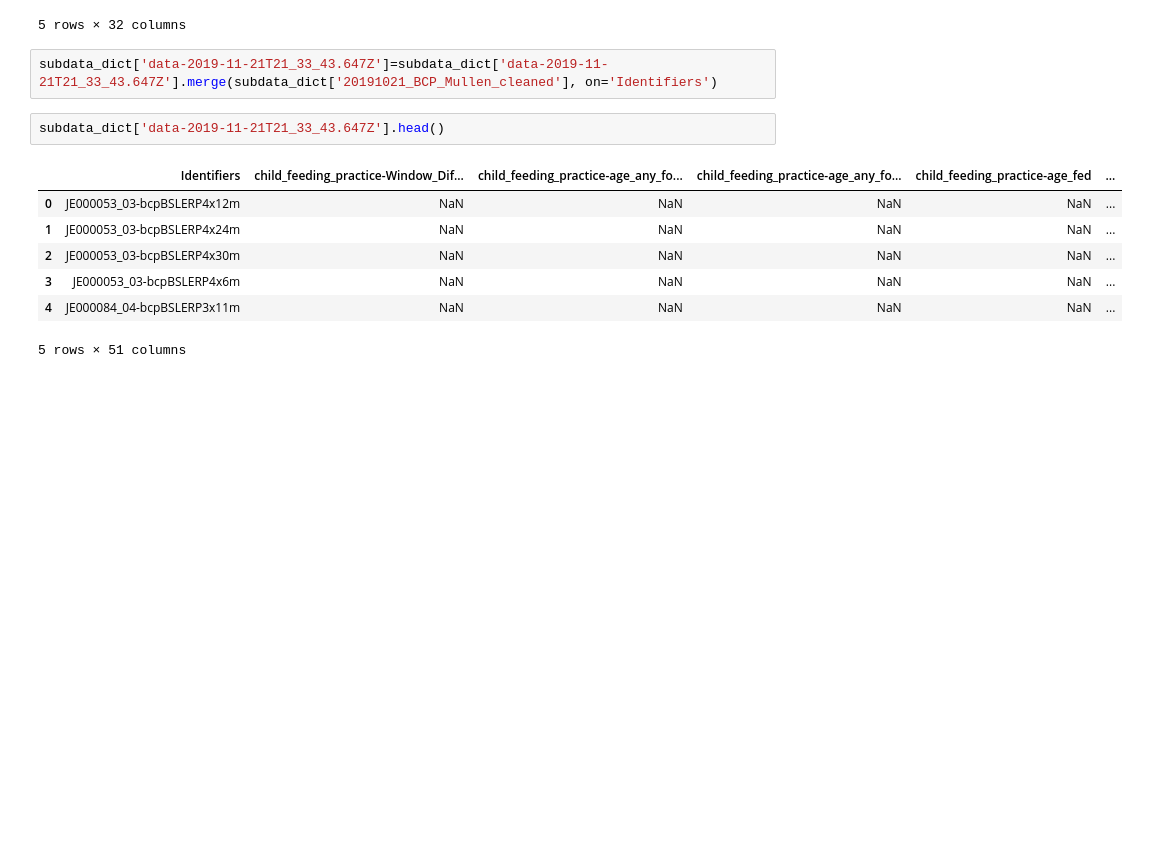
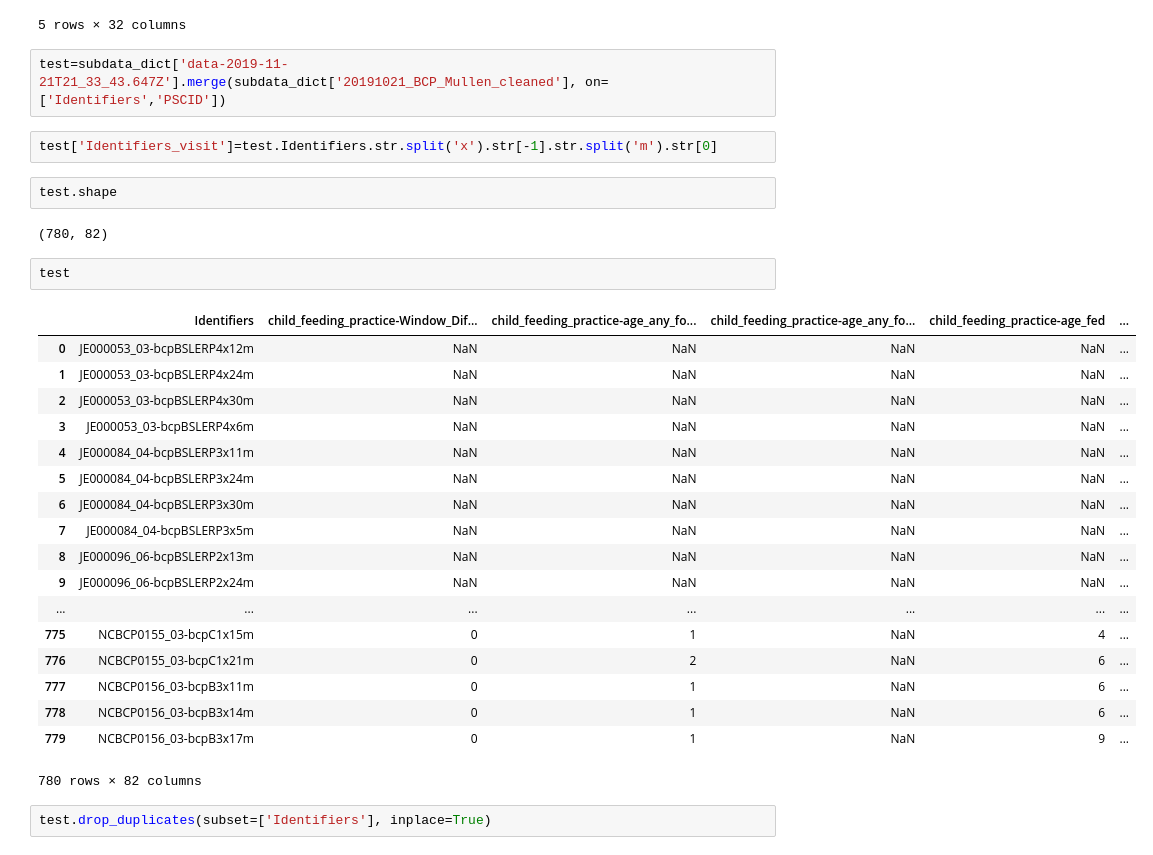
Before and after one commit to niblunc/BCP, a Jupyter notebook: data_check.ipynb, the cells around one changed output. Saved outputs shown, nothing was run; the diff lists cells and outputs as text; blank space fills up the shorter version.

Commit message:
updating so there are less duplicates

```diff
--- a/data_check.ipynb
+++ b/data_check.ipynb
@@ -264,14 +217,33 @@ subdata_dict['20191021_BCP_Mullen_cleaned'].head()
 | 4 | JE000084_04-bcpBSLERP3x11m | 387247 | JE000084_04 | UMN | bcpBSLERP3x11m | ... |
 5 rows × 32 columns
 # %%
-subdata_dict['data-2019-11-21T21_33_43.647Z']=subdata_dict['data-2019-11-21T21_33_43.647Z'].merge(subdata_dict['20191021_BCP_Mullen_cleaned'], on='Identifiers')
+test=subdata_dict['data-2019-11-21T21_33_43.647Z'].merge(subdata_dict['20191021_BCP_Mullen_cleaned'], on=['Identifiers','PSCID'])
-# %%
-subdata_dict['data-2019-11-21T21_33_43.647Z'].head()
-# %% [output]
-|  | Identifiers | child_feeding_practice-Window_Dif... | child_feeding_practice-age_any_fo... | child_feeding_practice-age_any_fo... | child_feeding_practice-age_fed | ... |
-| 0 | JE000053_03-bcpBSLERP4x12m | NaN | NaN | NaN | NaN | ... |
-| 1 | JE000053_03-bcpBSLERP4x24m | NaN | NaN | NaN | NaN | ... |
-| 2 | JE000053_03-bcpBSLERP4x30m | NaN | NaN | NaN | NaN | ... |
-| 3 | JE000053_03-bcpBSLERP4x6m | NaN | NaN | NaN | NaN | ... |
-| 4 | JE000084_04-bcpBSLERP3x11m | NaN | NaN | NaN | NaN | ... |
-5 rows × 51 columns
+# %%
+test['Identifiers_visit']=test.Identifiers.str.split('x').str[-1].str.split('m').str[0]
+# %%
+test.shape
+# %% [output]
+(780, 82)
+# %%
+test
+# %% [output]
+|  | Identifiers | child_feeding_practice-Window_Dif... | child_feeding_practice-age_any_fo... | child_feeding_practice-age_any_fo... | child_feeding_practice-age_fed | ... |
+| 0 | JE000053_03-bcpBSLERP4x12m | NaN | NaN | NaN | NaN | ... |
+| 1 | JE000053_03-bcpBSLERP4x24m | NaN | NaN | NaN | NaN | ... |
+| 2 | JE000053_03-bcpBSLERP4x30m | NaN | NaN | NaN | NaN | ... |
+| 3 | JE000053_03-bcpBSLERP4x6m | NaN | NaN | NaN | NaN | ... |
+| 4 | JE000084_04-bcpBSLERP3x11m | NaN | NaN | NaN | NaN | ... |
+| 5 | JE000084_04-bcpBSLERP3x24m | NaN | NaN | NaN | NaN | ... |
+| 6 | JE000084_04-bcpBSLERP3x30m | NaN | NaN | NaN | NaN | ... |
+| 7 | JE000084_04-bcpBSLERP3x5m | NaN | NaN | NaN | NaN | ... |
+| 8 | JE000096_06-bcpBSLERP2x13m | NaN | NaN | NaN | NaN | ... |
+| 9 | JE000096_06-bcpBSLERP2x24m | NaN | NaN | NaN | NaN | ... |
+| ... | ... | ... | ... | ... | ... | ... |
+| 775 | NCBCP0155_03-bcpC1x15m | 0 | 1 | NaN | 4 | ... |
+| 776 | NCBCP0155_03-bcpC1x21m | 0 | 2 | NaN | 6 | ... |
+| 777 | NCBCP0156_03-bcpB3x11m | 0 | 1 | NaN | 6 | ... |
+| 778 | NCBCP0156_03-bcpB3x14m | 0 | 1 | NaN | 6 | ... |
+| 779 | NCBCP0156_03-bcpB3x17m | 0 | 1 | NaN | 9 | ... |
+780 rows × 82 columns
+# %%
+test.drop_duplicates(subset=['Identifiers'], inplace=True)
```
Also changed, not shown: parts of 29 cells of this notebook.
